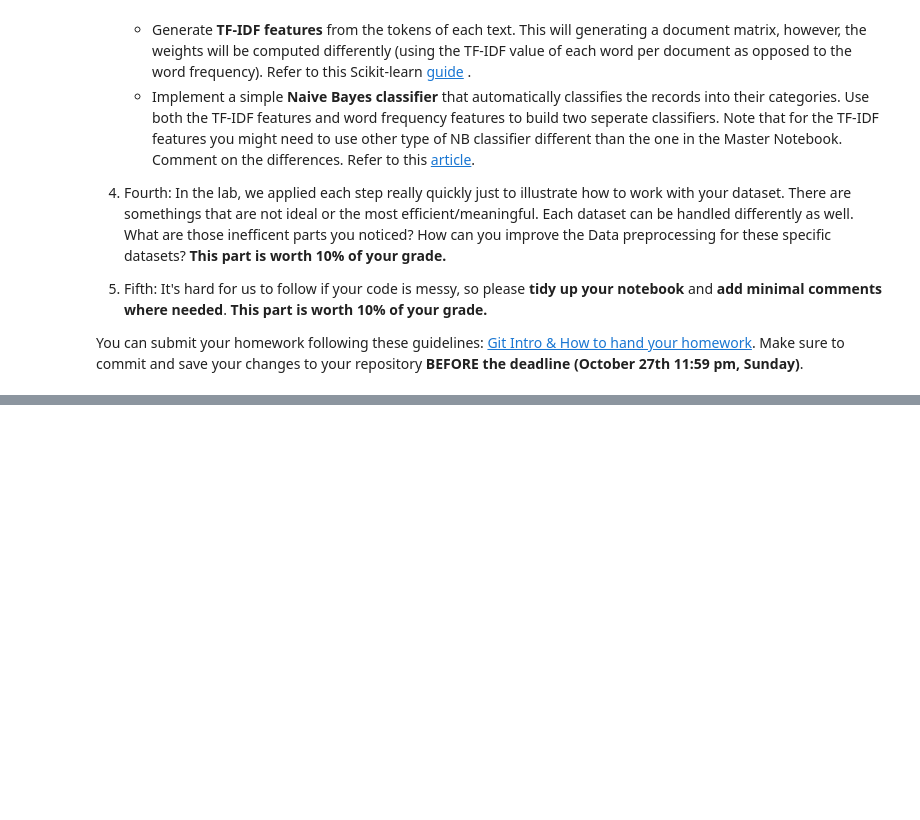
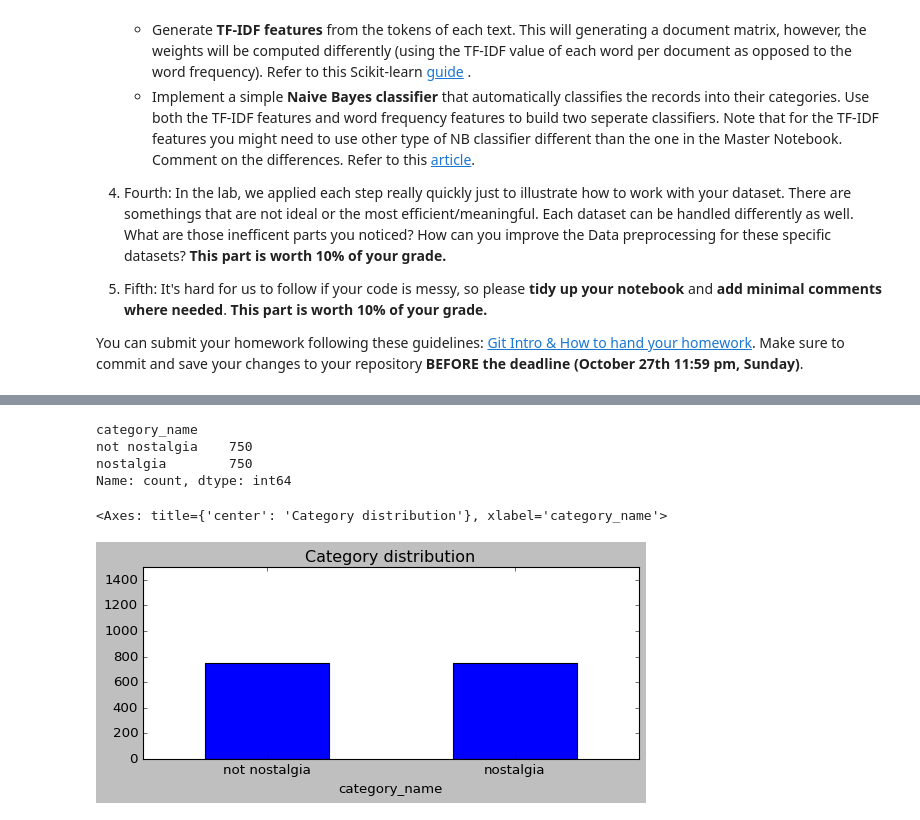
Before and after one commit to Charliongithub/DM2024-Lab1-Homework, a Jupyter notebook: DM2024-Lab1-Homework.ipynb, the cells around one changed output, grey strips where cells are left out. Saved outputs shown, nothing was run; the diff lists cells and outputs as text; code cells hidden in the pictures; blank space fills up the shorter version.

```diff
--- a/DM2024-Lab1-Homework.ipynb
+++ b/DM2024-Lab1-Homework.ipynb
@@ -35,0 +36,7 @@ You can submit your homework following these guidelines: [Git Intro & How to han
+# %%
+###Load the dataset###
+!pip install datasets
+
+from datasets import load_dataset
+
+ds = load_dataset("Senem/Nostalgic_Sentiment_Analysis_of_YouTube_Comments_Data")
@@ -35,0 +72,4 @@ You can submit your homework following these guidelines: [Git Intro & How to han
+# %%
+###Data Preparation###
+import pandas as pd
+data = ds['train'].to_pandas()
@@ -35,0 +95,7 @@ You can submit your homework following these guidelines: [Git Intro & How to han
+# %%
+###Data Transformation###
+data['label'] = data['sentiment'].apply(lambda x: 1 if x == 'nostalgia' else 0)
+# %%
+#Adding Columns
+data['label'] = data['sentiment'].apply(lambda x: 1 if x == 'nostalgia' else 0)
+data['category_name'] = data['sentiment']
@@ -35,0 +415,15 @@ You can submit your homework following these guidelines: [Git Intro & How to han
+# %%
+# Distribution in original dataset
+print(data.category_name.value_counts())
+plt.style.use('classic')
+data.category_name.value_counts().plot(kind = 'bar',
+                                    title = 'Category distribution',
+                                    ylim = [0, 1500],
+                                    rot = 0, fontsize = 12, figsize = (8,3))
+# %% [output]
+category_name
+not nostalgia    750
+nostalgia        750
+Name: count, dtype: int64
+<Axes: title={'center': 'Category distribution'}, xlabel='category_name'>
+[figure, added]
```
Also changed, not shown: parts of 114 cells of this notebook.
